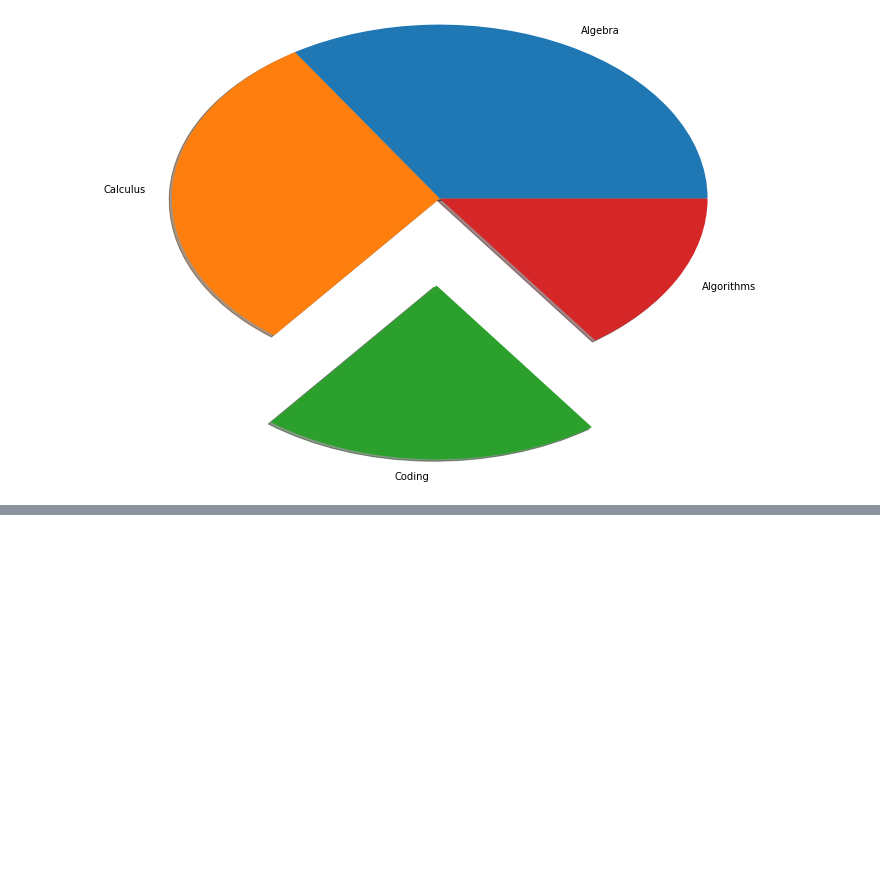
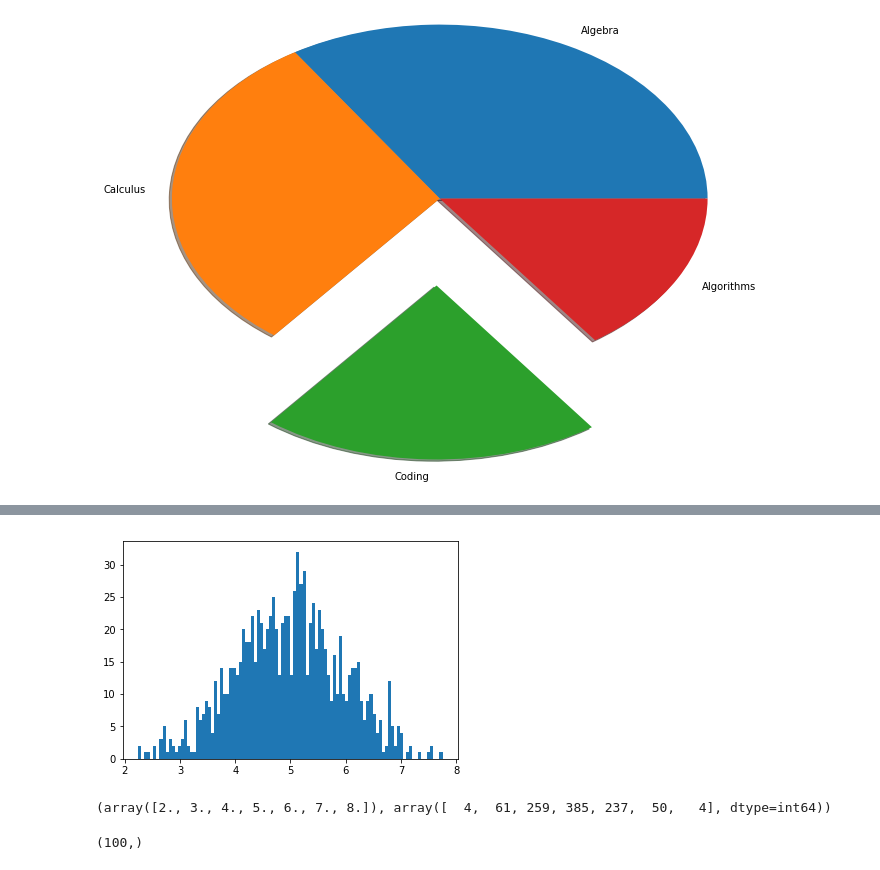
Before and after one commit to chiranjev/Machine-Learning-Algorithms-From-Scratch, a Jupyter notebook: Data Processing and Visualization/Matplotlib_Basics.ipynb, the cells around one changed output, grey strips where cells are left out. Cells and saved outputs as stored; diff of their text form; code cells hidden in the pictures; blank space fills up the shorter version.

```diff
--- a/Data Processing and Visualization/Matplotlib_Basics.ipynb
+++ b/Data Processing and Visualization/Matplotlib_Basics.ipynb
@@ -92,0 +118,19 @@ plt.plot()
+# %%
+plt.hist(vals,100)
+plt.show()
+# %% [output]
+[figure, added]
+# %%
+vals = np.round(vals)
+z = np.unique(vals,return_counts=True)
+print(z)
+# %% [output]
+(array([2., 3., 4., 5., 6., 7., 8.]), array([  4,  61, 259, 385, 237,  50,   4], dtype=int64))
+# %%
+u = 5
+sigma = 1
+
+vals = u + sigma*np.random.randn(100)
+print(vals.shape)
+# %% [output]
+(100,)
```
Also changed, not shown: parts of 6 cells of this notebook.
